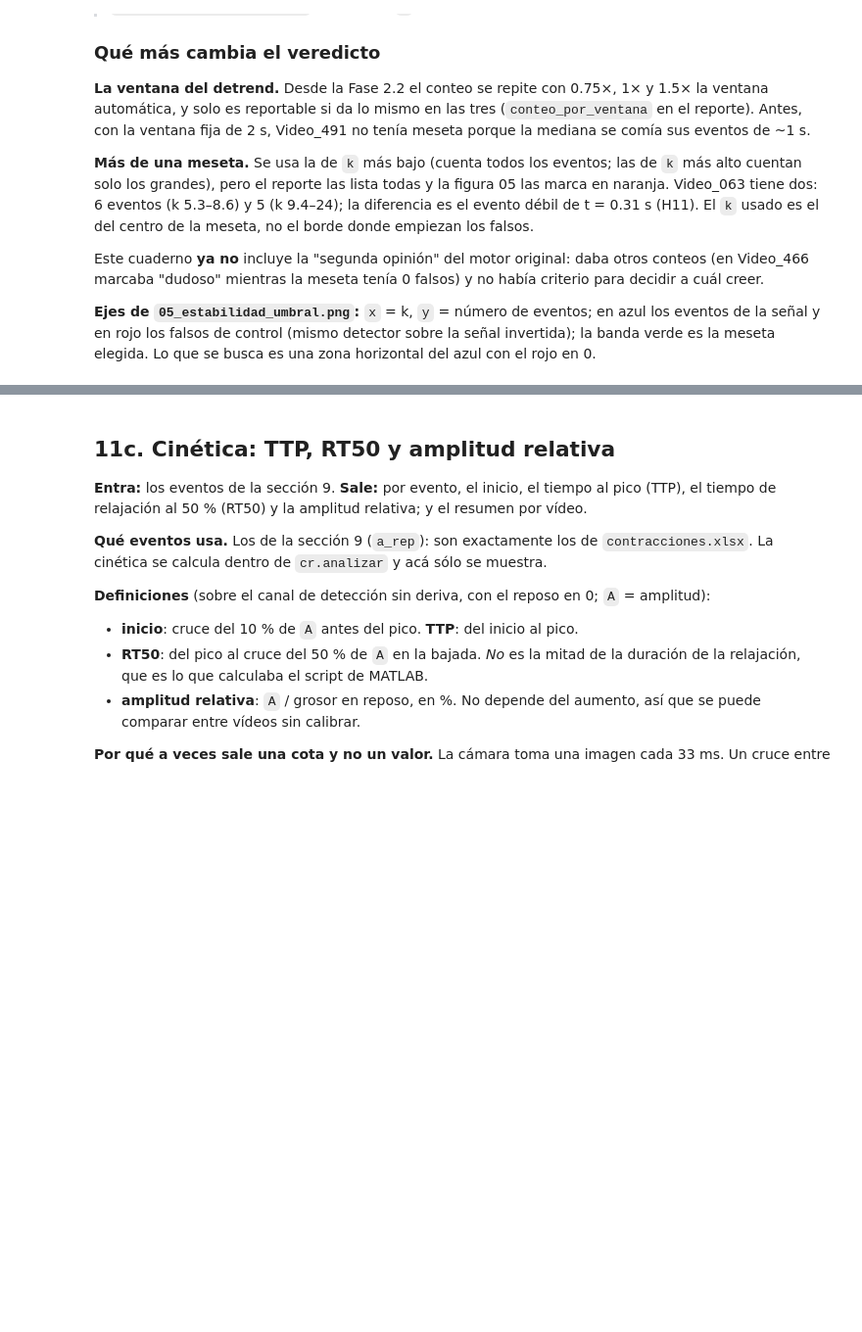
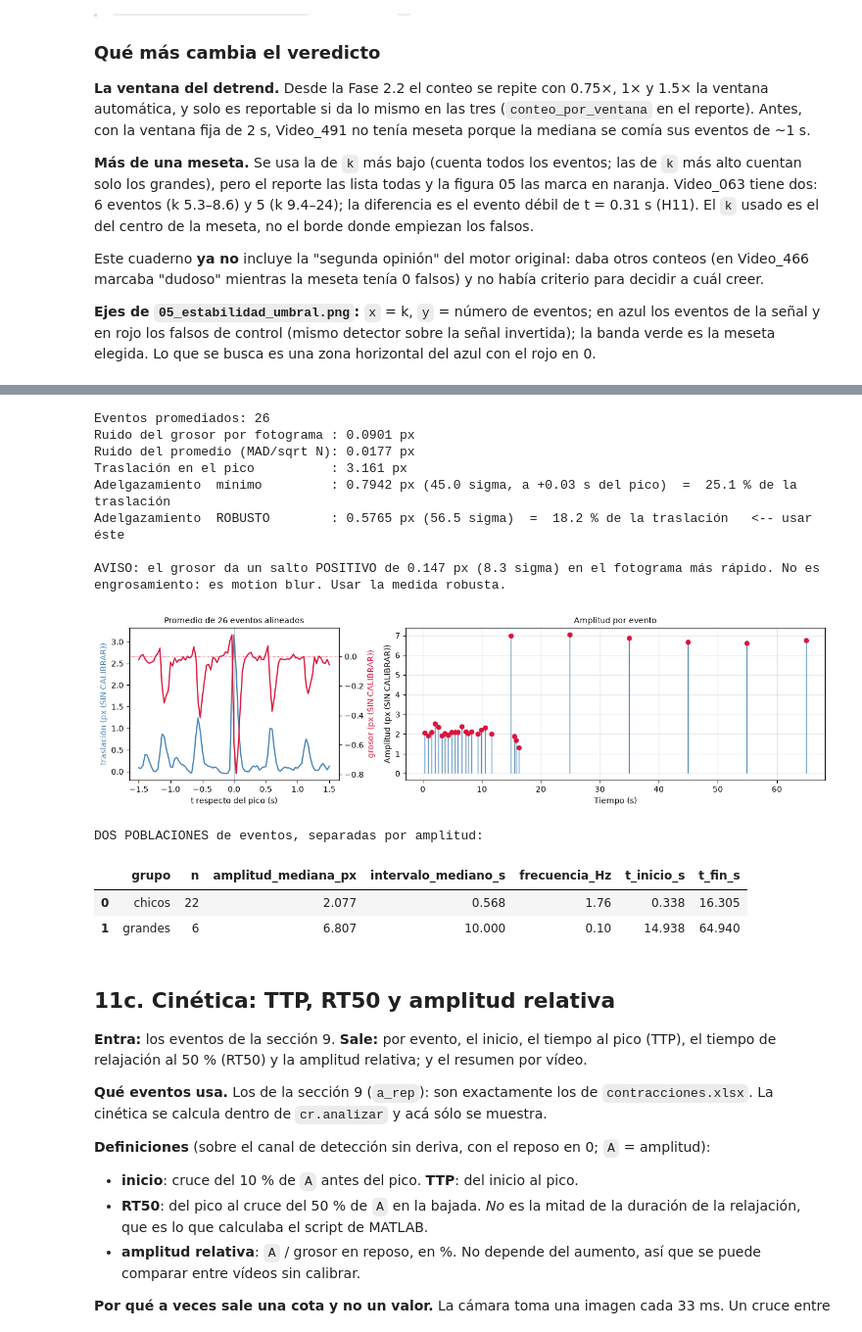
Before and after one commit to Sofi-hub/Gel_Contractility, a Jupyter notebook: Analisis_Contractilidad_v4.ipynb, the cells around one changed output, grey strips where cells are left out. Shown at 98% size. Saved outputs shown, nothing was run; the diff lists cells and outputs as text; code cells hidden in the pictures; blank space fills up the shorter version.

```diff
--- a/Analisis_Contractilidad_v4.ipynb
+++ b/Analisis_Contractilidad_v4.ipynb
@@ -1037,34 +1227,48 @@ else:
     if "adelgazamiento_robusto_px" in a_rep:
         print(f"Adelgazamiento  ROBUSTO        : {a_rep['adelgazamiento_robusto_px']:.4f} px "
               f"({a_rep['adelgazamiento_robusto_sigma']:.1f} sigma)"
-              f"  =  {a_rep['cociente_robusto_pct']:.1f} % de la traslación   <-- usar éste")
+              f"  =  {a_rep['cociente_robusto_pct']:.1f} % de la traslación   (diagnóstico: no citar)")
     if "blur_sigma" in a_rep:
         print(f"\nAVISO: el grosor da un salto POSITIVO de {a_rep['blur_px']:.3f} px "
               f"({a_rep['blur_sigma']:.1f} sigma) en el fotograma más rápido. No es "
               f"engrosamiento: es motion blur. Usar la medida robusta.")
 
     fig, (axA, axB) = plt.subplots(1, 2, figsize=(13, 3.6), gridspec_kw={"width_ratios": [1, 2]})
     axA.plot(lag, prom_c, color="steelblue", lw=1.6, label="traslación")
     axAb = axA.twinx()
     axAb.plot(lag, prom_g, color="crimson", lw=1.6, label="grosor")
     axAb.axhline(0, color="crimson", lw=0.6, ls=":")
     axA.axvline(0, color="gray", lw=0.8)
     axA.set_xlabel("t respecto del pico (s)")
     axA.set_ylabel(f"traslación ({UNIDAD})", color="steelblue")
     axAb.set_ylabel(f"grosor ({UNIDAD})", color="crimson")
     axA.set_title(f"Promedio de {n_prom} eventos alineados", fontsize=10)
 
     axB.scatter(eventos.tiempo_s, eventos.amplitud_px, s=30, color="crimson", zorder=5)
     axB.vlines(eventos.tiempo_s, 0, eventos.amplitud_px, color="steelblue", lw=1)
     axB.set_xlabel("Tiempo (s)"); axB.set_ylabel(f"Amplitud ({UNIDAD})")
     axB.set_title("Amplitud por evento", fontsize=10); axB.grid(alpha=0.3)
     plt.tight_layout(); plt.show()
 
     if a_rep.get("poblaciones"):
         print("\nDOS POBLACIONES de eventos, separadas por amplitud:")
         display(pd.DataFrame(a_rep["poblaciones"]).round(3))
     else:
         print("\nUna sola población de eventos (las amplitudes no se separan en dos grupos).")
+# %% [output]
+Eventos promediados: 26
+Ruido del grosor por fotograma : 0.0901 px
+Ruido del promedio (MAD/sqrt N): 0.0177 px
+Traslación en el pico          : 3.161 px
+Adelgazamiento  mínimo         : 0.7942 px (45.0 sigma, a +0.03 s del pico)  =  25.1 % de la traslación
+Adelgazamiento  ROBUSTO        : 0.5765 px (56.5 sigma)  =  18.2 % de la traslación   <-- usar éste
+
+AVISO: el grosor da un salto POSITIVO de 0.147 px (8.3 sigma) en el fotograma más rápido. No es engrosamiento: es motion blur. Usar la medida robusta.
+[figure, added]
+DOS POBLACIONES de eventos, separadas por amplitud:
+|  | grupo | n | amplitud_mediana_px | intervalo_mediano_s | frecuencia_Hz | t_inicio_s | t_fin_s |
+| 0 | chicos | 22 | 2.077 | 0.568 | 1.76 | 0.338 | 16.305 |
+| 1 | grandes | 6 | 6.807 | 10.000 | 0.10 | 14.938 | 64.940 |
 # %% [markdown]
 ## 11c. Cinética: TTP, RT50 y amplitud relativa
 
```
Also changed, not shown: parts of 18 cells of this notebook.
